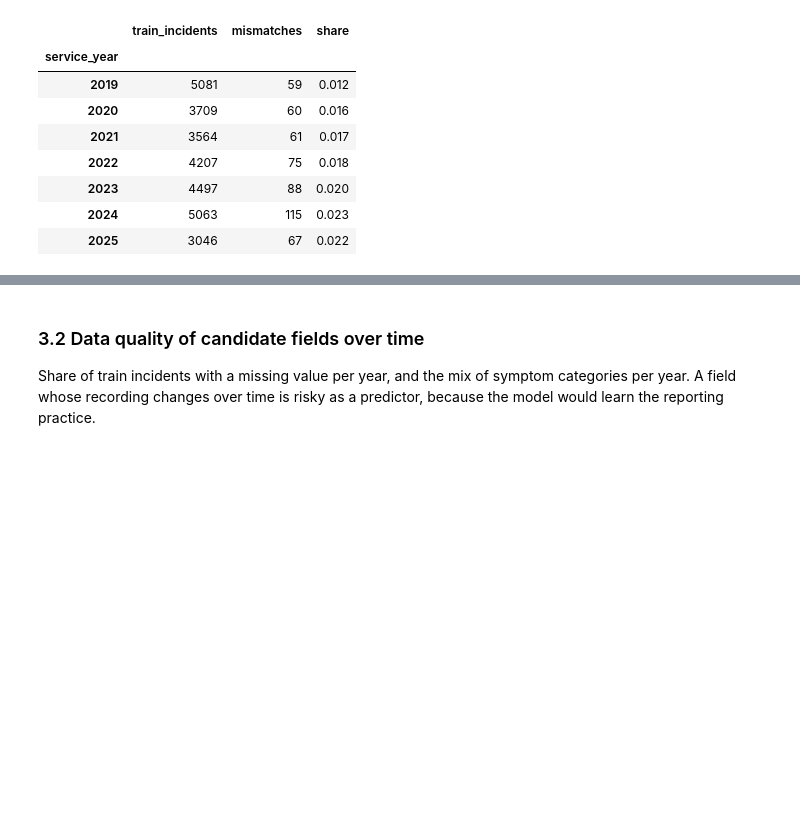
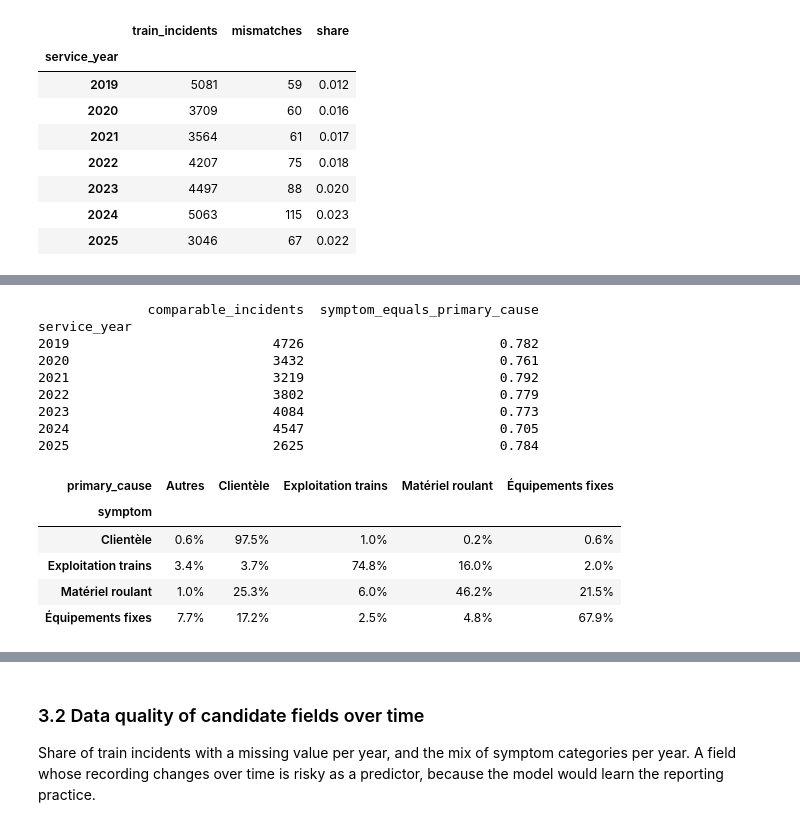
Before and after one commit to elcine/DS_challenge, a Jupyter notebook: notebooks/analysis.ipynb, the cells around one changed output, grey strips where cells are left out. Drawn from its saved outputs; the diff is of its cells as text; code cells hidden in the pictures; blank space fills up the shorter version.

```diff
--- a/notebooks/analysis.ipynb
+++ b/notebooks/analysis.ipynb
@@ -437,0 +540,29 @@ Joliette             11
+# %%
+# Does the symptom match the cause found later? Only the four labels that
+# exist in both columns can be compared.
+shared_labels = ["Clientèle", "Matériel roulant", "Équipements fixes", "Exploitation trains"]
+comparable = train[train["symptom"].isin(shared_labels) & train["primary_cause"].notna()].copy()
+comparable["agrees"] = comparable["symptom"] == comparable["primary_cause"]
+
+agreement_by_year = comparable.groupby("service_year")["agrees"].agg(["size", "mean"])
+agreement_by_year.columns = ["comparable_incidents", "symptom_equals_primary_cause"]
+print(agreement_by_year.round(3).to_string())
+
+# Agreement per symptom, all years: each row sums to 100%.
+pd.crosstab(comparable["symptom"], comparable["primary_cause"], normalize="index").style.format("{:.1%}")
+# %% [output]
+              comparable_incidents  symptom_equals_primary_cause
+service_year
+2019                          4726                         0.782
+2020                          3432                         0.761
+2021                          3219                         0.792
+2022                          3802                         0.779
+2023                          4084                         0.773
+2024                          4547                         0.705
+2025                          2625                         0.784
+| primary_cause | Autres | Clientèle | Exploitation trains | Matériel roulant | Équipements fixes |
+| symptom |  |  |  |  |  |
+| Clientèle | 0.6% | 97.5% | 1.0% | 0.2% | 0.6% |
+| Exploitation trains | 3.4% | 3.7% | 74.8% | 16.0% | 2.0% |
+| Matériel roulant | 1.0% | 25.3% | 6.0% | 46.2% | 21.5% |
+| Équipements fixes | 7.7% | 17.2% | 2.5% | 4.8% | 67.9% |
```
Also changed, not shown: parts of 21 cells of this notebook, 2 other files.
